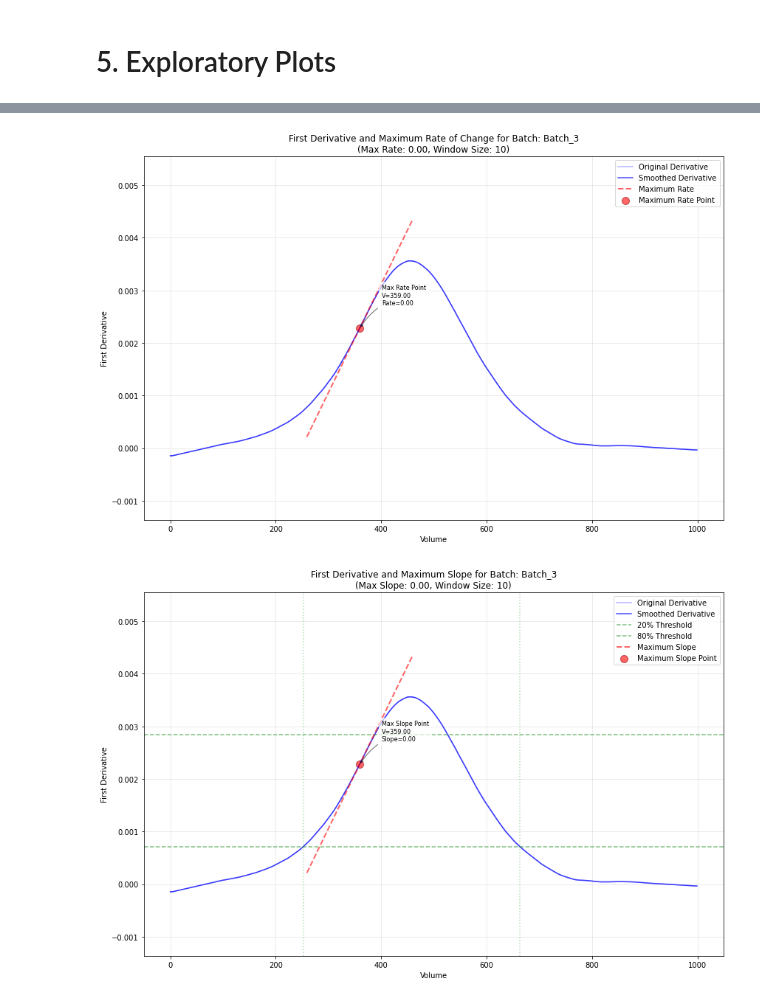
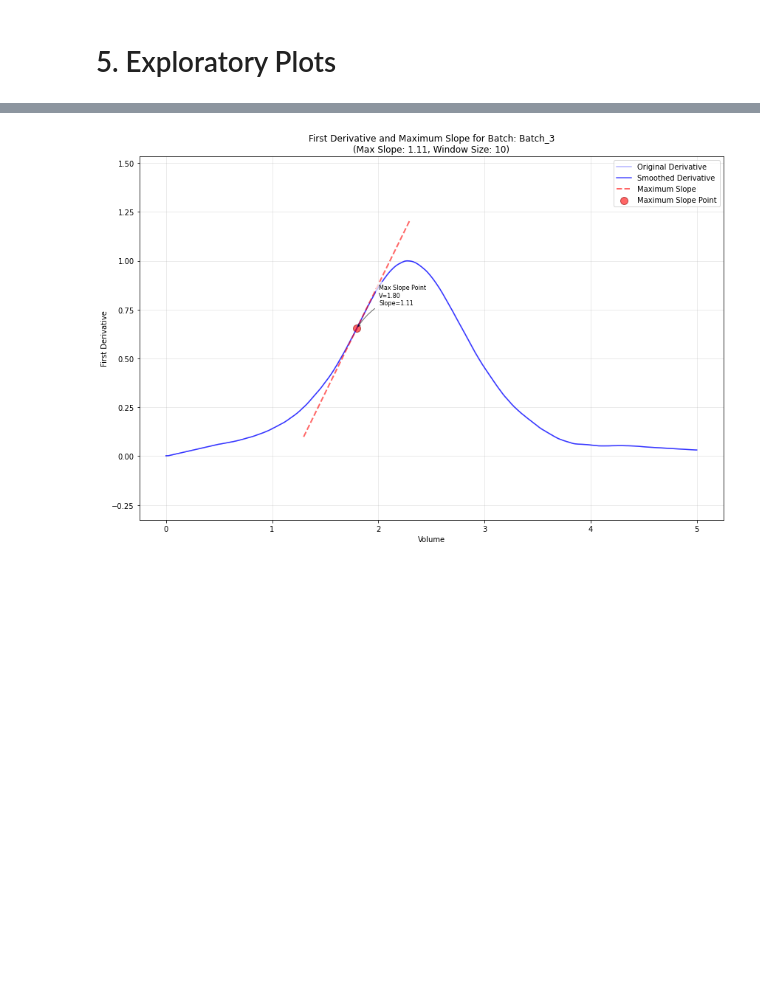
Before and after one commit to vincentgaul/direct_transitional_analysis, a Jupyter notebook: TA.ipynb, the cells around one changed output, grey strips where cells are left out. Cells and saved outputs as stored; diff of their text form; code cells hidden in the pictures; blank space fills up the shorter version.

```diff
--- a/TA.ipynb
+++ b/TA.ipynb
@@ -28,6 +28,6 @@ df
 20000 rows × 3 columns
 # %%
-df = df.rename(columns = {'value':'Signal', 'data_point':'Volume', 'batch':'Batch'})
+df = df.rename(columns = {'value':'Raw Signal', 'data_point':'Volume', 'batch':'Batch'})
 #df_final = df_final[df_final["Batch"] == "Batch_1"]
 df
 # %% [output]
@@ -49,7 +49,7 @@ df
 # %%
 from preprocessing import process_dataframe
 # %%
-results = process_dataframe(df,batch_col='Batch', signal_col='Signal',
+results = process_dataframe(df,batch_col='Batch', signal_col='Raw Signal',
                       window_length=201, polyorder=2, num_smoothing_passes=2,
                       smoothed_col_name='smoothed_signal',
                       normalized_col_name='normalized_signal',
@@ -154,7 +153,6 @@ plot_inflection_points(df=results, volume_col="Volume", deriv_col="first_derivat
 # %%
 from plots import plot_max_rate_of_change
 # %%
-plot_max_rate_of_change(df=results, volume_col="Volume", deriv_col="first_derivative", batch_col="Batch", batch="Batch_3")
+plot_max_rate_of_change(df=results, volume_col="Volume", deriv_col="normalized_first_derivative", batch_col="Batch", batch="Batch_3")
 # %% [output]
-[figure, old version]
+[figure, new version]
-[figure, removed]
```
Also changed, not shown: parts of 11 cells of this notebook, 2 other files.
